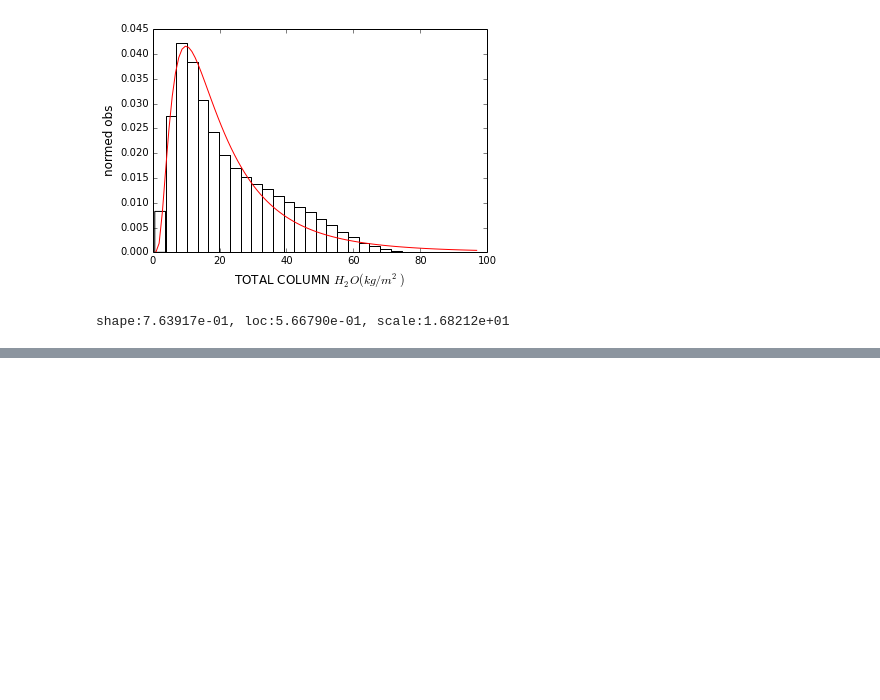
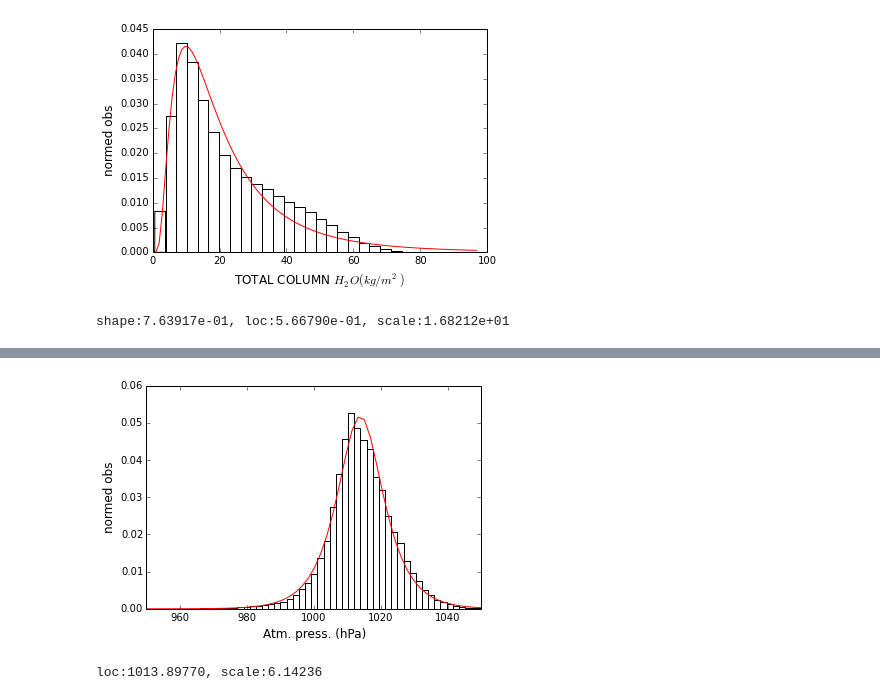
Before and after one commit to malapradej/Fluorescence_PhD, a Jupyter notebook: DASF/DASF_WB1_Clouds.ipynb, the cells around one changed output, grey strips where cells are left out. Cells and saved outputs as stored; diff of their text form; code cells hidden in the pictures; blank space fills up the shorter version.

```diff
--- a/DASF/DASF_WB1_Clouds.ipynb
+++ b/DASF/DASF_WB1_Clouds.ipynb
@@ -255,0 +309,21 @@ False
+# %%
+# plot the histogram
+
+y = PRESS['msl_pressure'].values
+dist = stats.hypsecant
+
+x = np.linspace(y.min(), y.max(), 100, endpoint=True)
+# fit
+param_press = dist.fit(y, moments='k') #loc, scale
+pdf_fitted = dist.pdf(x, *param_press)
+plt.plot(x, pdf_fitted, color='r')
+
+plt.hist(y, bins=100, color='w', normed=True)
+plt.xlim(950,1050)
+plt.ylabel('normed obs', fontsize='large')
+plt.xlabel('Atm. press. (hPa)', fontsize='large')
+plt.show()
+print 'loc:%.5f, scale:%.5f' %param_press # loc:1013.89770, scale:6.14236
+# %% [output]
+[figure, added]
+loc:1013.89770, scale:6.14236
```
Also changed, not shown: parts of 29 cells of this notebook, 1 other file.
